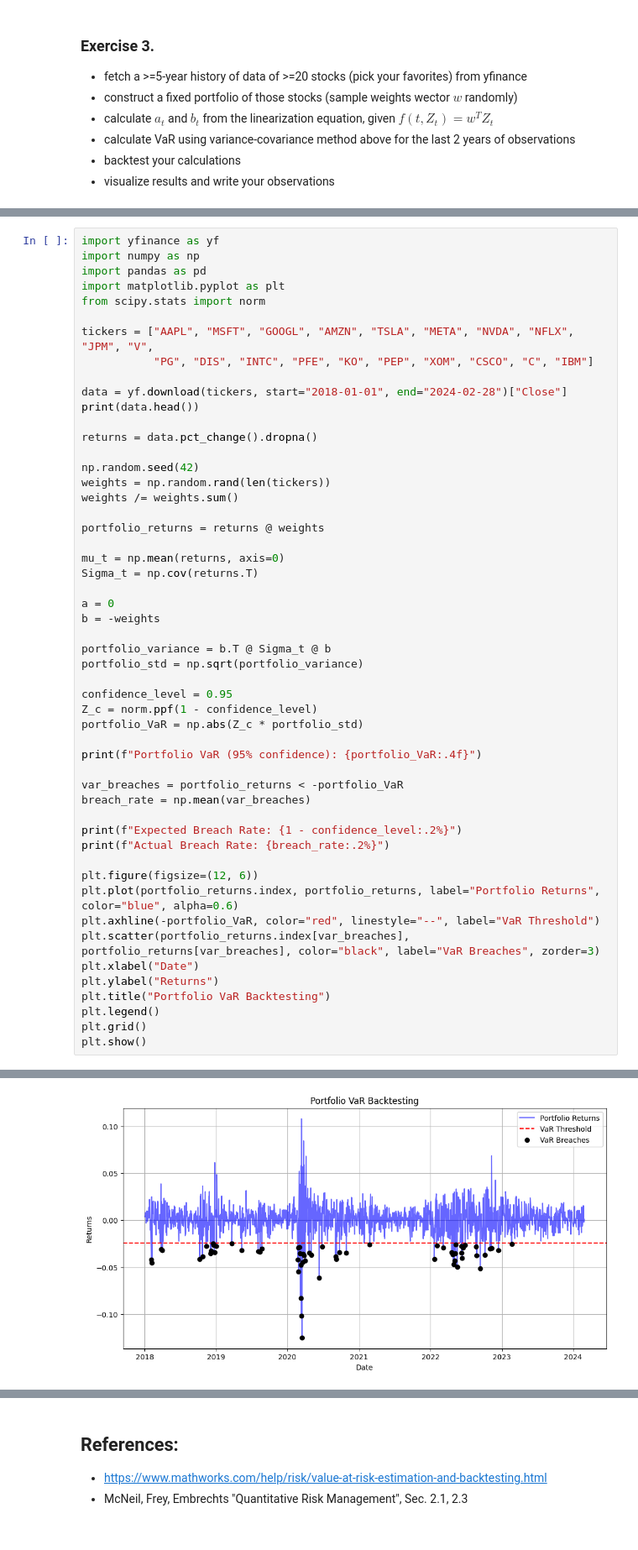
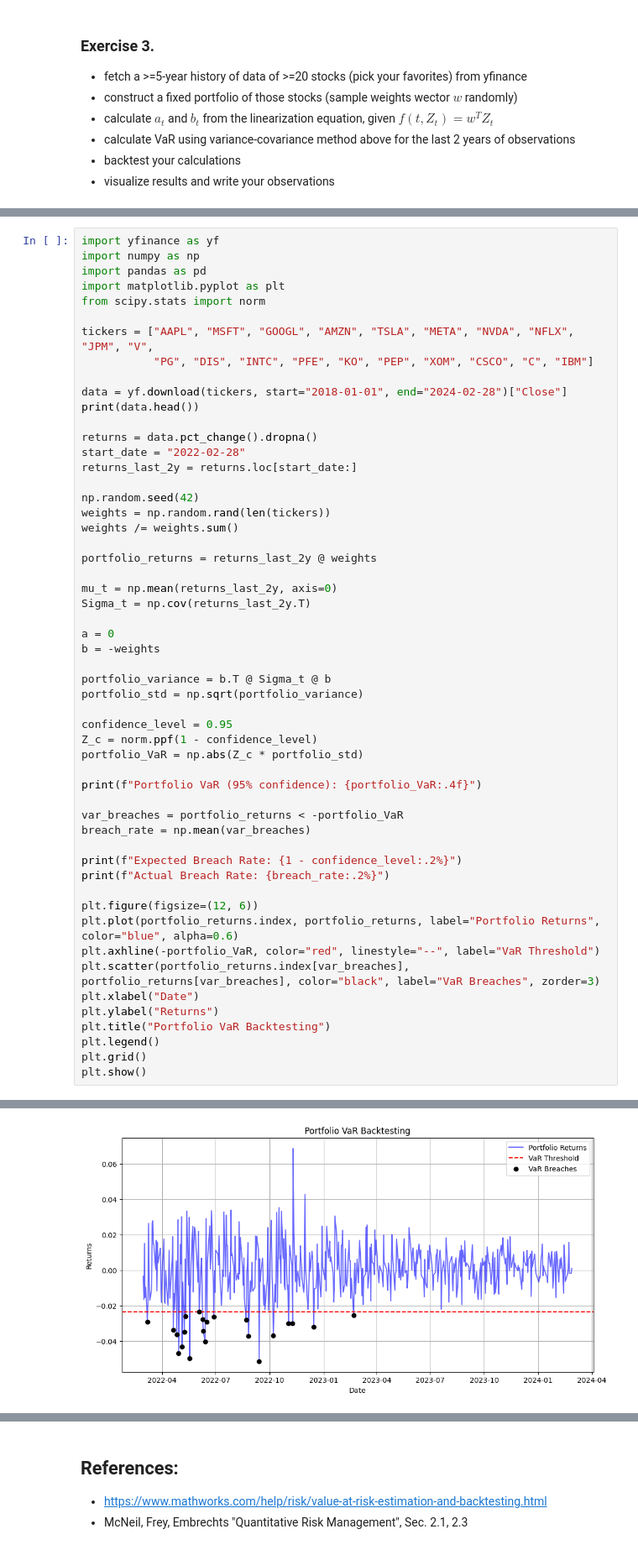
Before and after one commit to glorivaas/Risk_Measures, a Jupyter notebook: lab2.ipynb, the cells around one changed output, grey strips where cells are left out. Shown: that part at 84% size. Cells and saved outputs as stored; diff of their text form.

```diff
--- a/lab2.ipynb
+++ b/lab2.ipynb
@@ -266,15 +289,17 @@ data = yf.download(tickers, start="2018-01-01", end="2024-02-28")["Close"]
 print(data.head())
 
 returns = data.pct_change().dropna()
+start_date = "2022-02-28"
+returns_last_2y = returns.loc[start_date:]
 
 np.random.seed(42)
 weights = np.random.rand(len(tickers))
 weights /= weights.sum()
 
-portfolio_returns = returns @ weights
+portfolio_returns = returns_last_2y @ weights
 
-mu_t = np.mean(returns, axis=0)
-Sigma_t = np.cov(returns.T)
+mu_t = np.mean(returns_last_2y, axis=0)
+Sigma_t = np.cov(returns_last_2y.T)
 
 a = 0
 b = -weights
@@ -326 +351 @@ Actual Breach Rate: 4.07%
-[figure, old version]
+[figure, new version]
```
Also changed, not shown: parts of 3 cells of this notebook.
